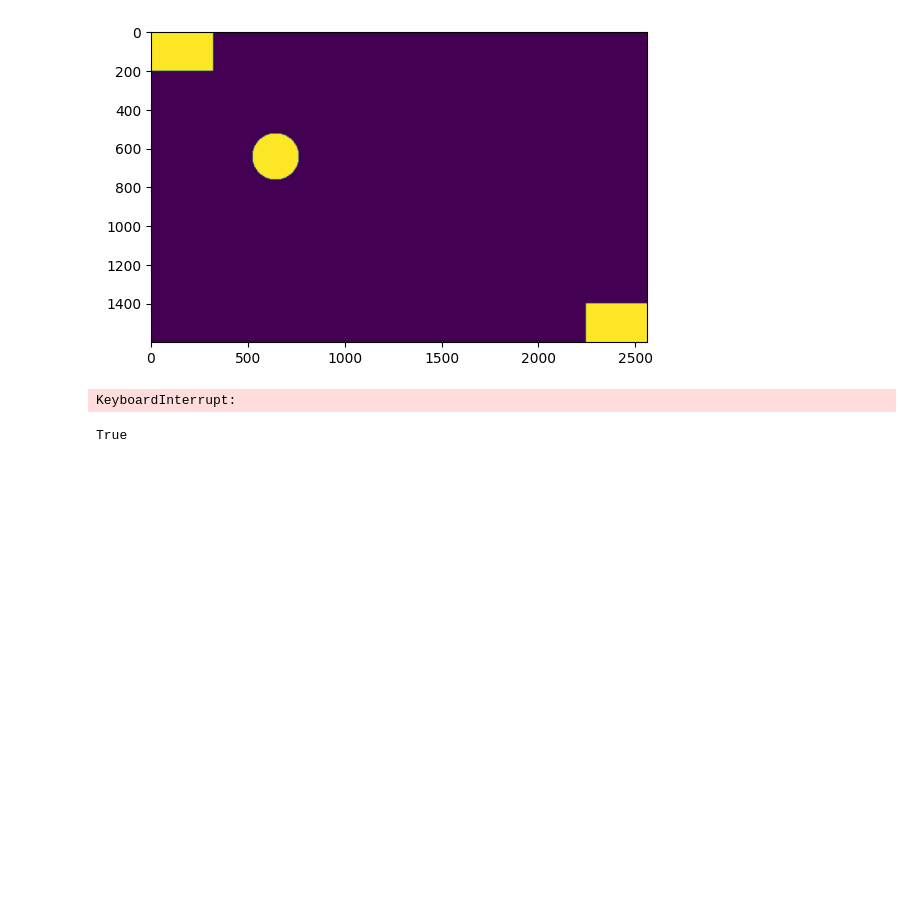
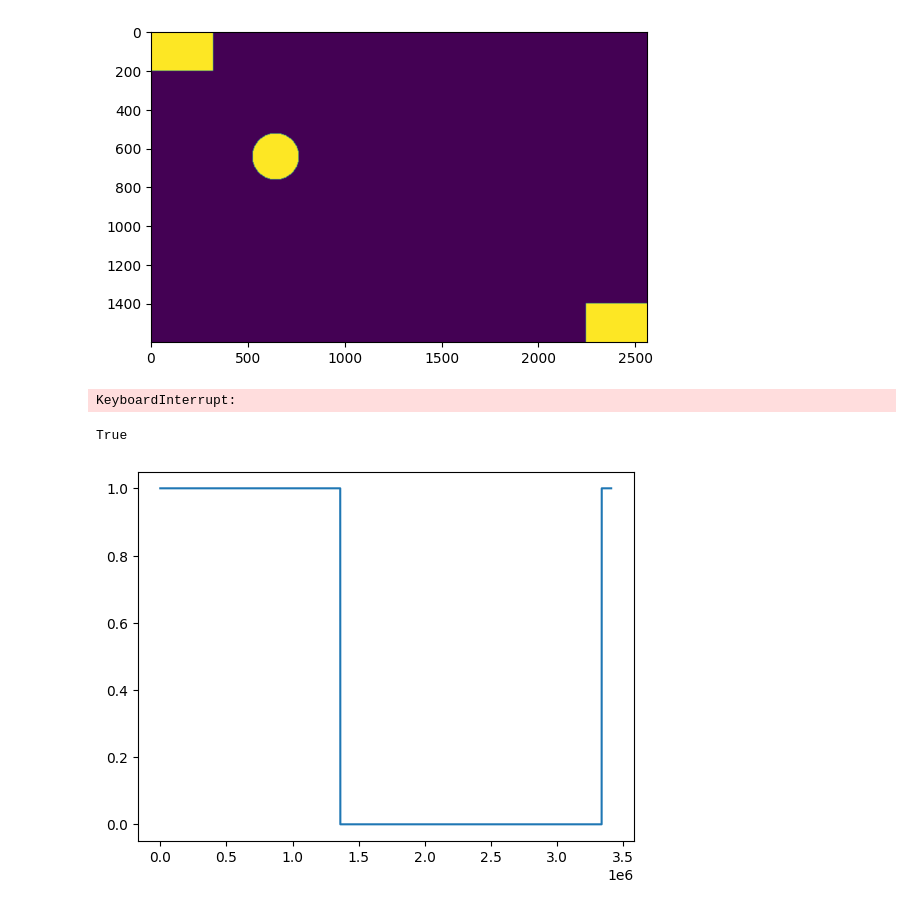
Before and after one commit to tsopeter/VM_NES_Training, a Jupyter notebook: test.ipynb, the cells around one changed output. Cells and saved outputs as stored; diff of their text form; code cells hidden in the pictures; blank space fills up the shorter version.

```diff
--- a/test.ipynb
+++ b/test.ipynb
@@ -498,3 +498,17 @@ p3[800-p2.shape[0]//2:800+p2.shape[0]//2,1280-p2.shape[1]//2:1280+p2.shape[1]//2
 cv2.imwrite("test_image_small.bmp",p3)
 # %% [output]
 True
+# %%
+import numpy as np
+import pandas as pd
+import matplotlib.pyplot as plt
+
+fd = np.squeeze(pd.read_csv('ps.txt').to_numpy())
+# rate is 60 Hz, so
+dt = 1/60
+t  = np.arange(0, len(fd)*dt, dt)
+
+plt.plot(fd)
+plt.show()
+# %% [output]
+[figure, added]
```
Also changed, not shown: 2 other files.
